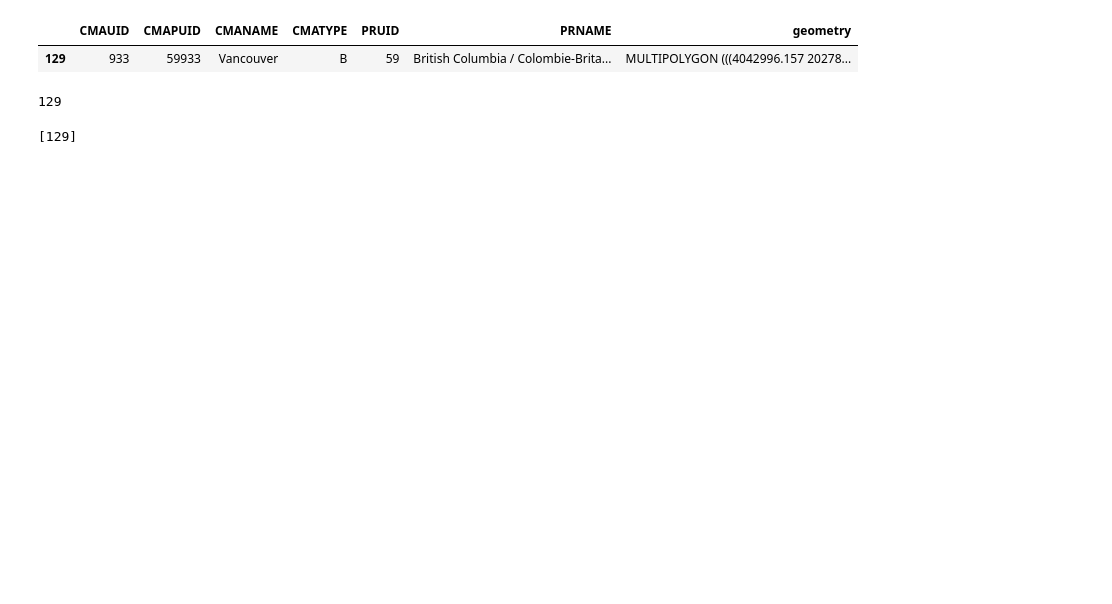
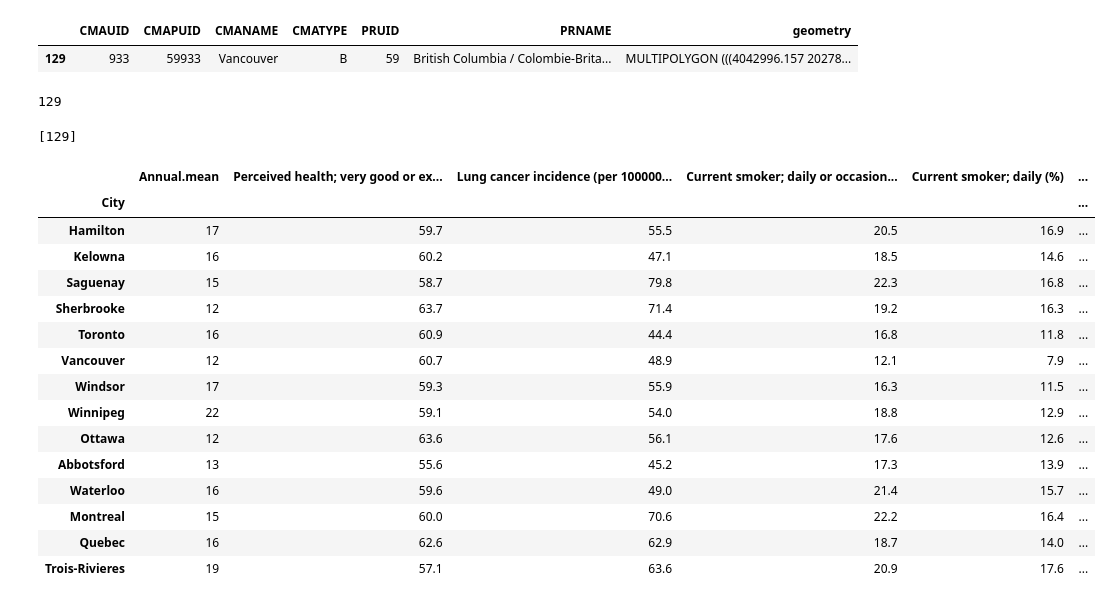
Before and after one commit to EliBCC/Ginis-Smoke, a Jupyter notebook: FinalPaper.ipynb, the cells around one changed output. Saved outputs shown, nothing was run; the diff lists cells and outputs as text; code cells hidden in the pictures; blank space fills up the shorter version.

```diff
--- a/FinalPaper.ipynb
+++ b/FinalPaper.ipynb
@@ -118,0 +144,19 @@ display(list(city_shape.index)[0])
+# %%
+aq_vs_health
+# %% [output]
+|  | Annual.mean | Perceived health; very good or ex... | Lung cancer incidence (per 100000... | Current smoker; daily or occasion... | Current smoker; daily (%) | ... |
+| City |  |  |  |  |  | ... |
+| Hamilton | 17 | 59.7 | 55.5 | 20.5 | 16.9 | ... |
+| Kelowna | 16 | 60.2 | 47.1 | 18.5 | 14.6 | ... |
+| Saguenay | 15 | 58.7 | 79.8 | 22.3 | 16.8 | ... |
+| Sherbrooke | 12 | 63.7 | 71.4 | 19.2 | 16.3 | ... |
+| Toronto | 16 | 60.9 | 44.4 | 16.8 | 11.8 | ... |
+| Vancouver | 12 | 60.7 | 48.9 | 12.1 | 7.9 | ... |
+| Windsor | 17 | 59.3 | 55.9 | 16.3 | 11.5 | ... |
+| Winnipeg | 22 | 59.1 | 54.0 | 18.8 | 12.9 | ... |
+| Ottawa | 12 | 63.6 | 56.1 | 17.6 | 12.6 | ... |
+| Abbotsford | 13 | 55.6 | 45.2 | 17.3 | 13.9 | ... |
+| Waterloo | 16 | 59.6 | 49.0 | 21.4 | 15.7 | ... |
+| Montreal | 15 | 60.0 | 70.6 | 22.2 | 16.4 | ... |
+| Quebec | 16 | 62.6 | 62.9 | 18.7 | 14.0 | ... |
+| Trois-Rivieres | 19 | 57.1 | 63.6 | 20.9 | 17.6 | ... |
```
Also changed, not shown: parts of 8 cells of this notebook.
